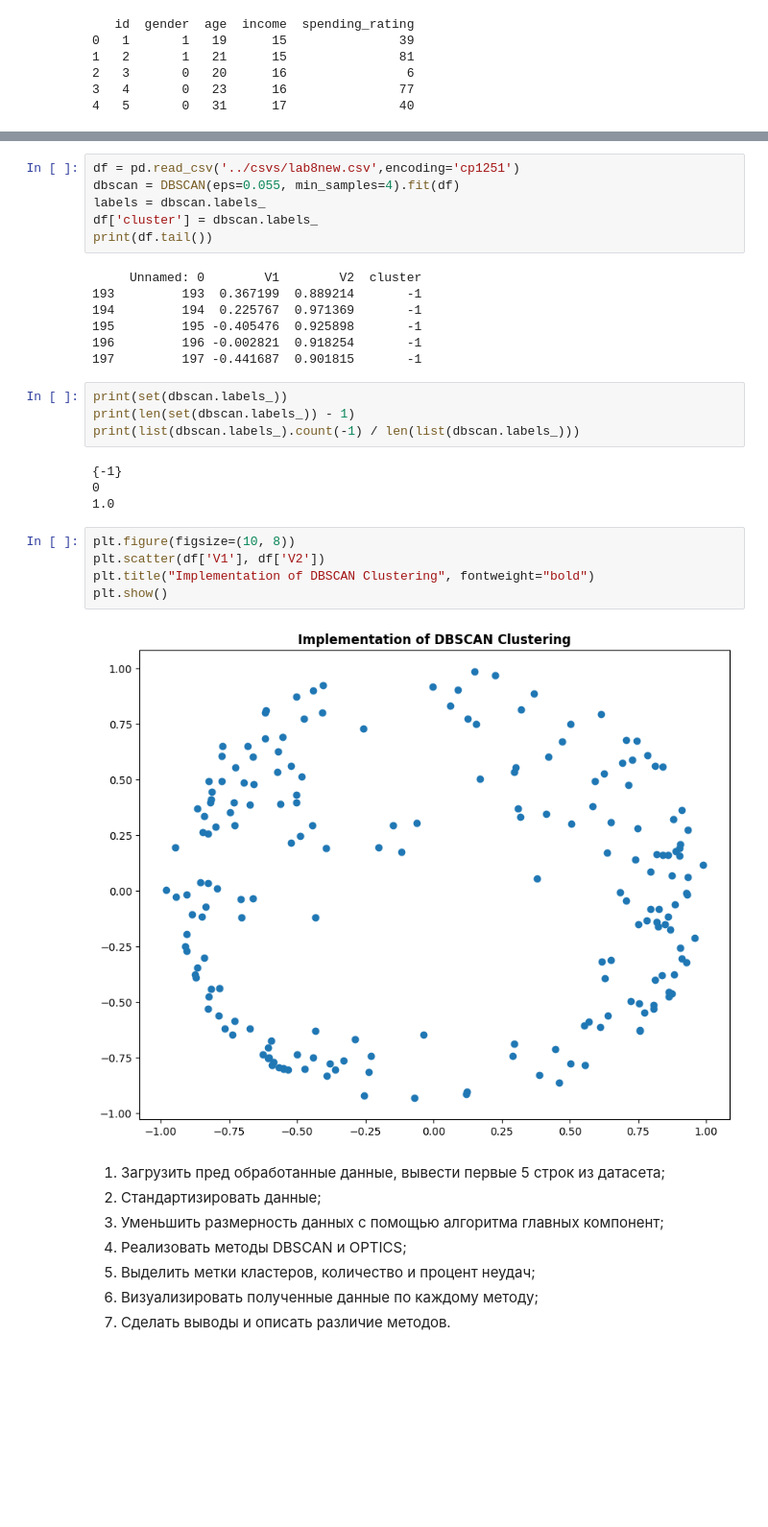
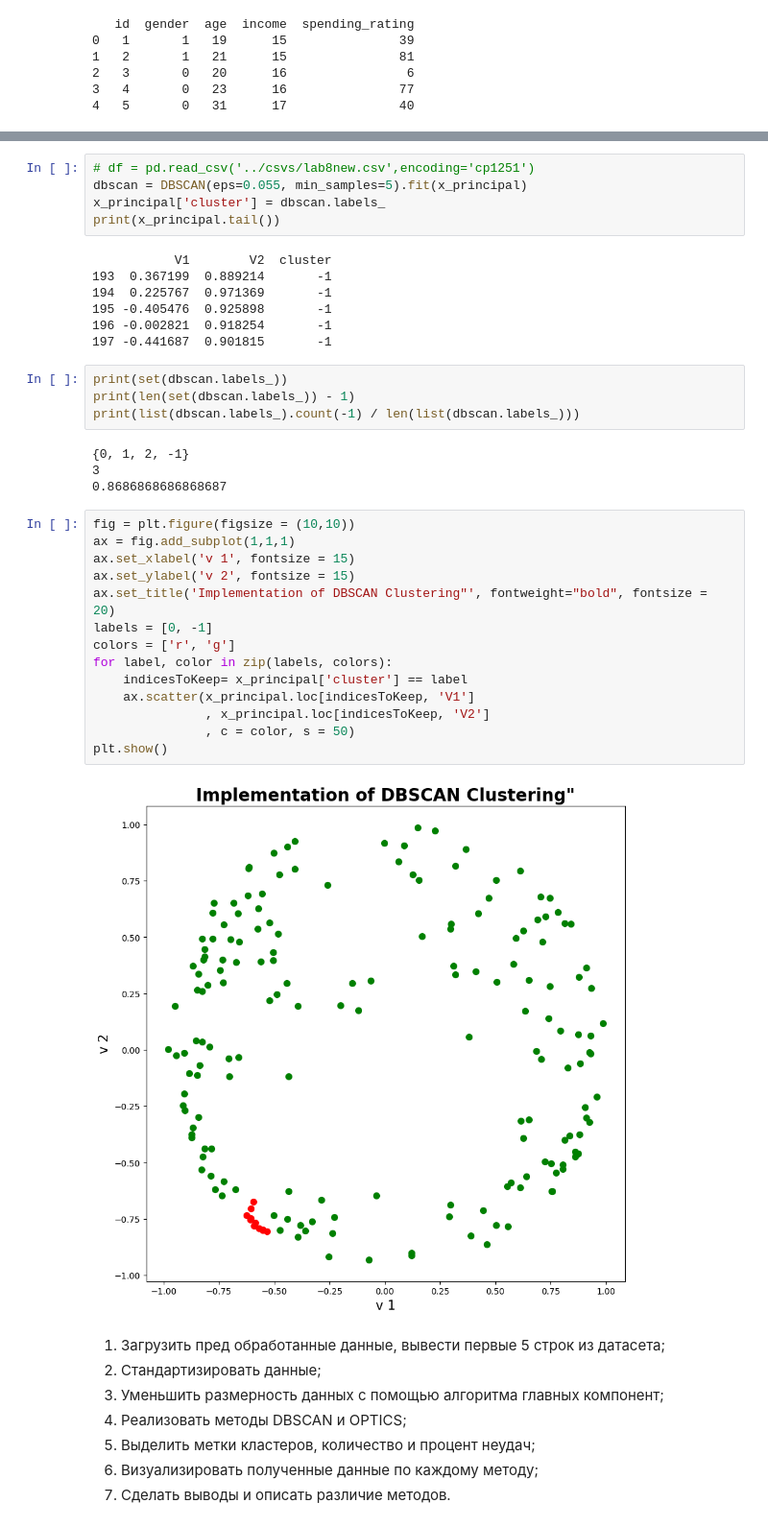
Before and after one commit to letmly/vstu_dl_labs, a Jupyter notebook: ML_labs/nbooks/ml8.ipynb, the cells around one changed output, grey strips where cells are left out. Shown at 96% size. Saved outputs shown, nothing was run; the diff lists cells and outputs as text; blank space fills up the shorter version.

```diff
--- a/ML_labs/nbooks/ml8.ipynb
+++ b/ML_labs/nbooks/ml8.ipynb
@@ -62,33 +64,41 @@ x_principal.to_csv('../csvs/lab8new.csv', header=True)
 3 -0.585783 -0.768336
 4 -0.071218 -0.930982
 # %%
-df = pd.read_csv('../csvs/lab8new.csv',encoding='cp1251')
-dbscan = DBSCAN(eps=0.055, min_samples=4).fit(df)
-labels = dbscan.labels_
-df['cluster'] = dbscan.labels_
-print(df.tail())
+# df = pd.read_csv('../csvs/lab8new.csv',encoding='cp1251')
+dbscan = DBSCAN(eps=0.055, min_samples=5).fit(x_principal)
+x_principal['cluster'] = dbscan.labels_
+print(x_principal.tail())
 # %% [output]
-     Unnamed: 0        V1        V2  cluster
-193         193  0.367199  0.889214       -1
-194         194  0.225767  0.971369       -1
-195         195 -0.405476  0.925898       -1
-196         196 -0.002821  0.918254       -1
-197         197 -0.441687  0.901815       -1
+           V1        V2  cluster
+193  0.367199  0.889214       -1
+194  0.225767  0.971369       -1
+195 -0.405476  0.925898       -1
+196 -0.002821  0.918254       -1
+197 -0.441687  0.901815       -1
 # %%
 print(set(dbscan.labels_))
 print(len(set(dbscan.labels_)) - 1)
 print(list(dbscan.labels_).count(-1) / len(list(dbscan.labels_)))
 # %% [output]
-{-1}
-0
-1.0
+{0, 1, 2, -1}
+3
+0.8686868686868687
 # %%
-plt.figure(figsize=(10, 8))
-plt.scatter(df['V1'], df['V2'])
-plt.title("Implementation of DBSCAN Clustering", fontweight="bold")
+fig = plt.figure(figsize = (10,10))
+ax = fig.add_subplot(1,1,1)
+ax.set_xlabel('v 1', fontsize = 15)
+ax.set_ylabel('v 2', fontsize = 15)
+ax.set_title('Implementation of DBSCAN Clustering"', fontweight="bold", fontsize = 20)
+labels = [0, -1]
+colors = ['r', 'g']
+for label, color in zip(labels, colors):
+    indicesToKeep= x_principal['cluster'] == label
+    ax.scatter(x_principal.loc[indicesToKeep, 'V1']
+               , x_principal.loc[indicesToKeep, 'V2']
+               , c = color, s = 50)
 plt.show()
 # %% [output]
-[figure, old version]
+[figure, new version]
 # %% [markdown]
 1. Загрузить пред обработанные данные, вывести первые 5 строк из
 датасета;
```
Also changed, not shown: parts of 16 cells of this notebook, 2 other files.
